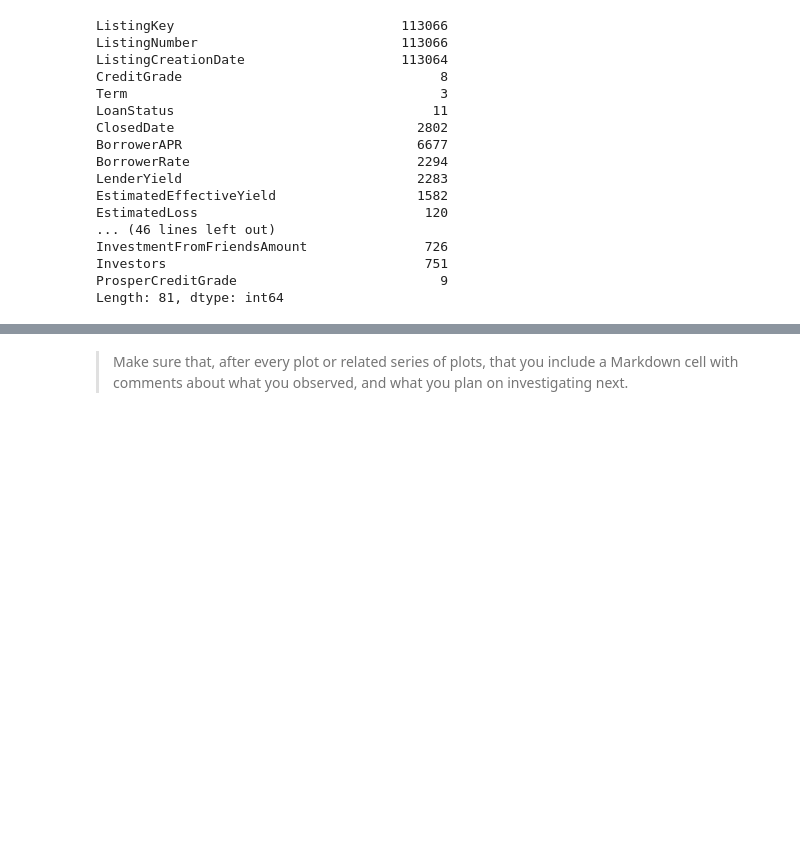
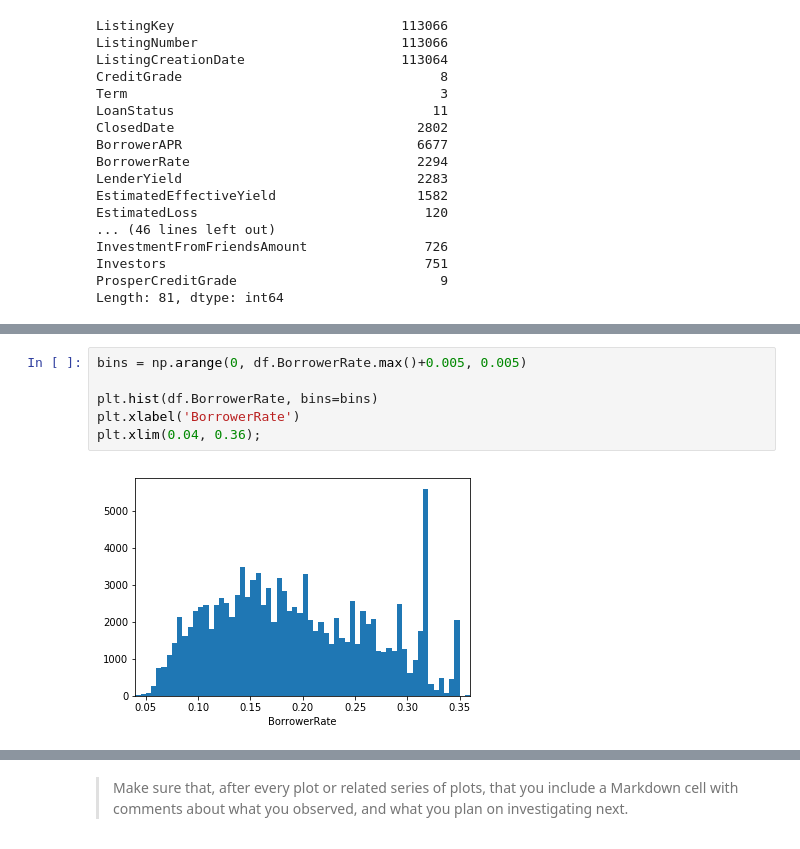
Before and after one commit to iRowebot/prosper_loans_visualizations, a Jupyter notebook: prosper_loans_data_visualization.ipynb, the cells around one changed output, grey strips where cells are left out. Cells and saved outputs as stored; diff of their text form; blank space fills up the shorter version.

```diff
--- a/prosper_loans_data_visualization.ipynb
+++ b/prosper_loans_data_visualization.ipynb
@@ -226,0 +261,8 @@ and prepare yourself to look at relationships between variables.
+# %%
+bins = np.arange(0, df.BorrowerRate.max()+0.005, 0.005)
+
+plt.hist(df.BorrowerRate, bins=bins)
+plt.xlabel('BorrowerRate')
+plt.xlim(0.04, 0.36);
+# %% [output]
+[figure, added]
```
Also changed, not shown: parts of 11 cells of this notebook.
